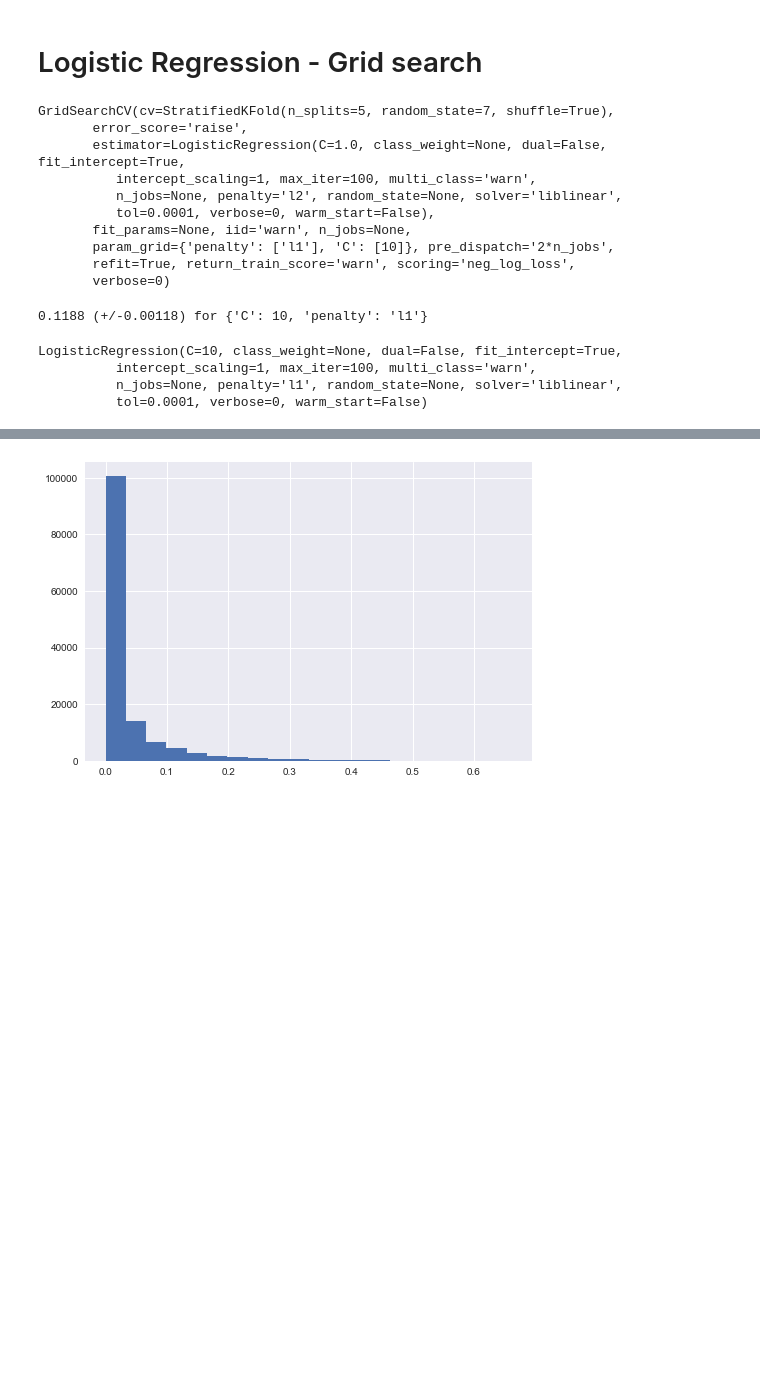
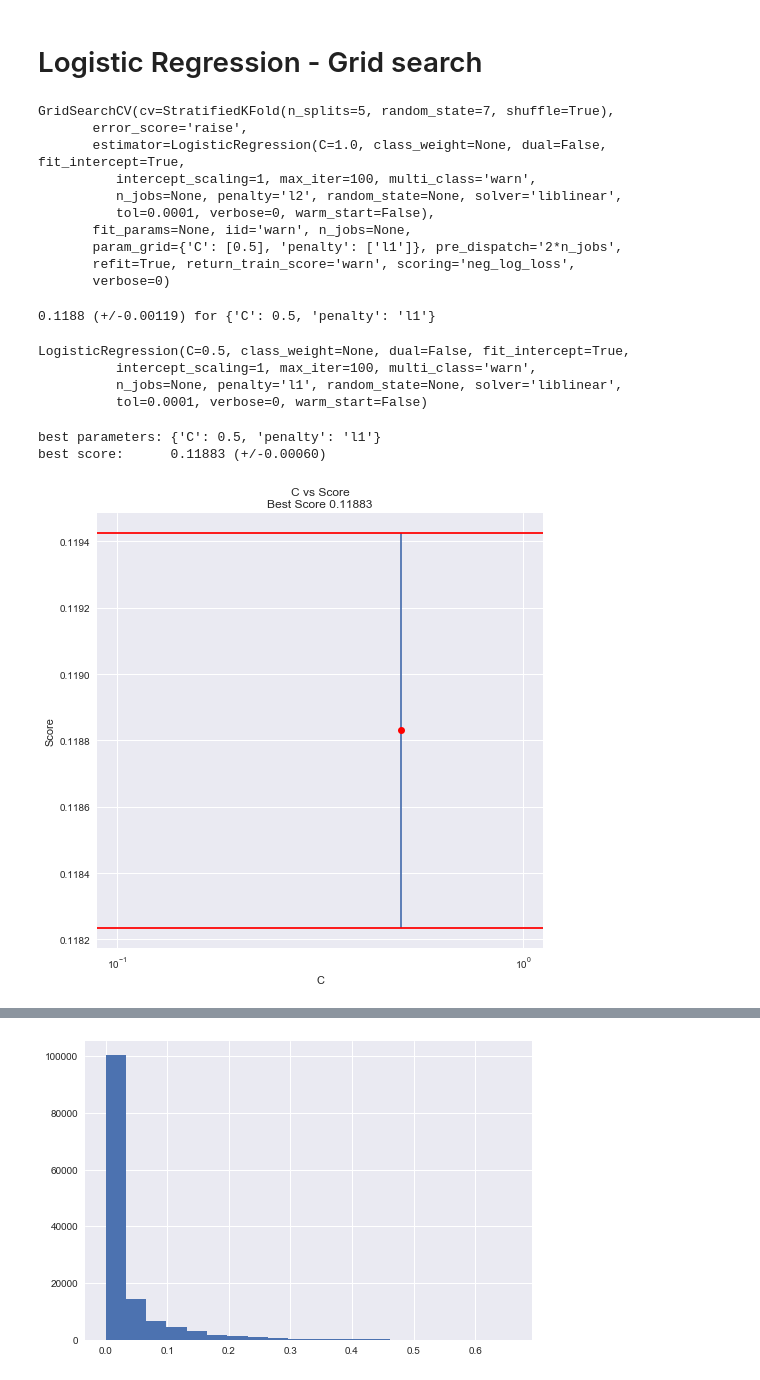
Before and after one commit to honshu77/DSA_project, a Jupyter notebook: IPUMS.ipynb, the cells around one changed output, grey strips where cells are left out. Cells and saved outputs as stored; diff of their text form; code cells hidden in the pictures; blank space fills up the shorter version.

```diff
--- a/IPUMS.ipynb
+++ b/IPUMS.ipynb
@@ -757,16 +761,16 @@ print(conf_matrix)
 # %% [markdown]
 # Logistic Regression - Grid search
 # %%
-c_space = np.logspace(-5, 8, 15)
+c_space = np.logspace(-5, 2, 10)
 
-param_grid_logreg = {
+param_grid_logreg_bk = {
     'C': c_space,
     'penalty': ["l1"]
 }
 
-param_grid_logreg_bk = {
-    'penalty': ["l1"],
-    'C': [10]
+param_grid_logreg = {
+    'C': [0.5],
+    'penalty': ["l1"]
 }
 # %%
 logreg2 = linear_model.LogisticRegression(solver='liblinear') #'lbfgs')
@@ -780,7 +784,7 @@ GridSearchCV(cv=StratifiedKFold(n_splits=5, random_state=7, shuffle=True),
           n_jobs=None, penalty='l2', random_state=None, solver='liblinear',
           tol=0.0001, verbose=0, warm_start=False),
        fit_params=None, iid='warn', n_jobs=None,
-       param_grid={'penalty': ['l1'], 'C': [10]}, pre_dispatch='2*n_jobs',
+       param_grid={'C': [0.5], 'penalty': ['l1']}, pre_dispatch='2*n_jobs',
        refit=True, return_train_score='warn', scoring='neg_log_loss',
        verbose=0)
 # %%
@@ -790,14 +794,63 @@ for mean, std, params in zip(means, stds, grid_logreg.cv_results_['params']):
    print("%0.4f (+/-%0.05f) for %r"
    % (mean, std * 2, params))
 # %% [output]
-0.1188 (+/-0.00118) for {'C': 10, 'penalty': 'l1'}
+0.1188 (+/-0.00119) for {'C': 0.5, 'penalty': 'l1'}
-# %%
-grid_logreg.best_estimator_
-# %% [output]
-LogisticRegression(C=10, class_weight=None, dual=False, fit_intercept=True,
-          intercept_scaling=1, max_iter=100, multi_class='warn',
-          n_jobs=None, penalty='l1', random_state=None, solver='liblinear',
-          tol=0.0001, verbose=0, warm_start=False)
+# %%
+logreg = grid_logreg.best_estimator_
+logreg
+# %% [output]
+LogisticRegression(C=0.5, class_weight=None, dual=False, fit_intercept=True,
+          intercept_scaling=1, max_iter=100, multi_class='warn',
+          n_jobs=None, penalty='l1', random_state=None, solver='liblinear',
+          tol=0.0001, verbose=0, warm_start=False)
+# %%
+param_name = 'C'
+logreg_params = grid_logreg.best_params_
+logreg_score = -grid_logreg.best_score_
+logreg_stdev = grid_logreg.cv_results_['std_test_score'][grid_logreg.best_index_]
+cv_results = grid_logreg.cv_results_
+
+print("best parameters: {}".format(logreg_params))
+print("best score:      {:0.5f} (+/-{:0.5f})".format(logreg_score, logreg_stdev))
+
+# pick out the best results
+# =========================
+scores_df = pd.DataFrame(cv_results).sort_values(by='rank_test_score')
+
+best_row = scores_df.iloc[0, :]
+best_mean = -best_row['mean_test_score']
+best_stdev = best_row['std_test_score']
+best_param = best_row['param_' + param_name]
+
+# display the top 'num_results' results
+# =====================================
+#display(pd.DataFrame(cv_results).sort_values(by='rank_test_score').head(5))
+
+# plot the results
+# ================
+scores_df = scores_df.sort_values(by='param_' + param_name)
+
+means = -scores_df['mean_test_score']
+stds = scores_df['std_test_score']
+params = scores_df['param_' + param_name]
+
+# plot
+plt.figure(figsize=(8, 8))
+plt.errorbar(params, means, yerr=stds)
+
+plt.axhline(y=best_mean + best_stdev, color='red')
+plt.axhline(y=best_mean - best_stdev, color='red')
+plt.xscale('log')
+plt.plot(best_param, best_mean, 'or')
+
+plt.title(param_name + " vs Score\nBest Score {:0.5f}".format(logreg_score))
+plt.xlabel(param_name)
+plt.ylabel('Score')
+plt.show()
+# %% [output]
+best parameters: {'C': 0.5, 'penalty': 'l1'}
+best score:      0.11883 (+/-0.00060)
+[figure, added]
 # %%
 y_pred_train = grid_logreg.predict_proba(X_train)
 y_pred_test = grid_logreg.predict_proba(X_test)
```
Also changed, not shown: parts of 35 cells of this notebook.
